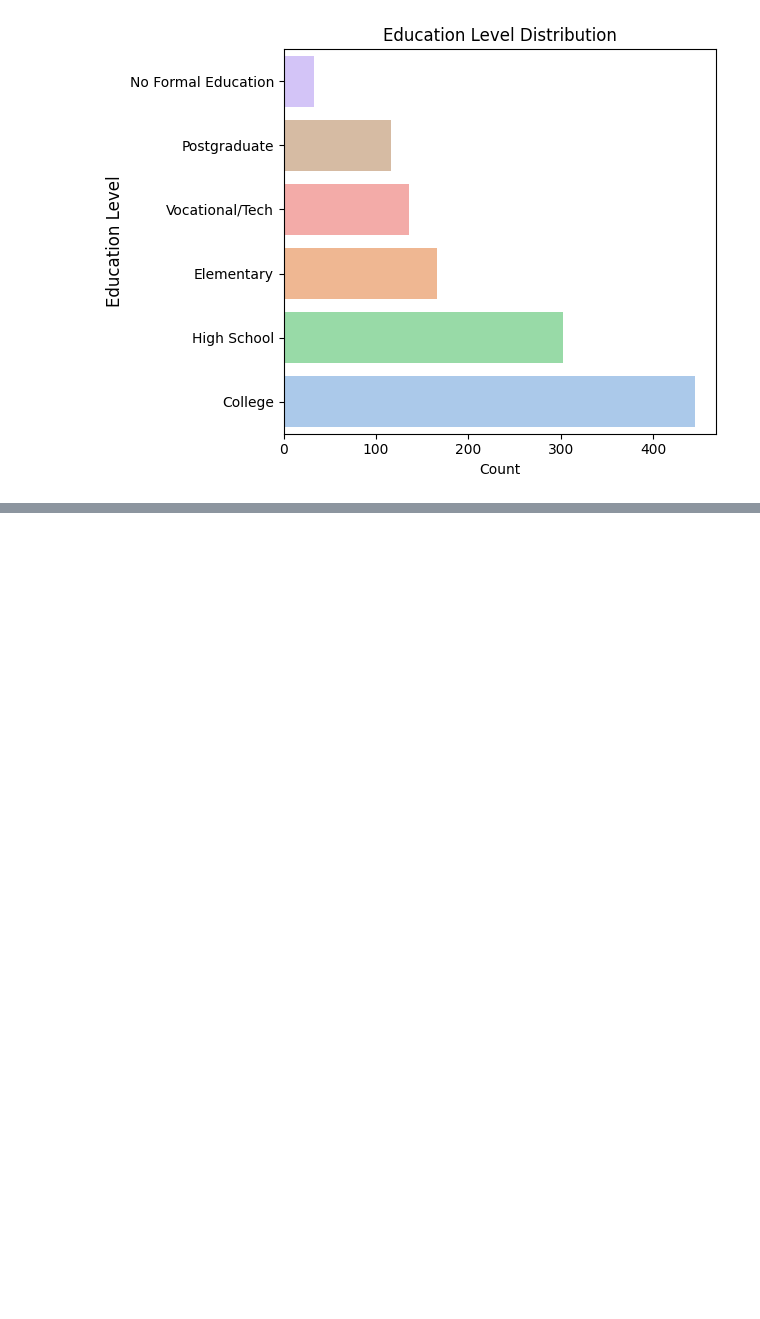
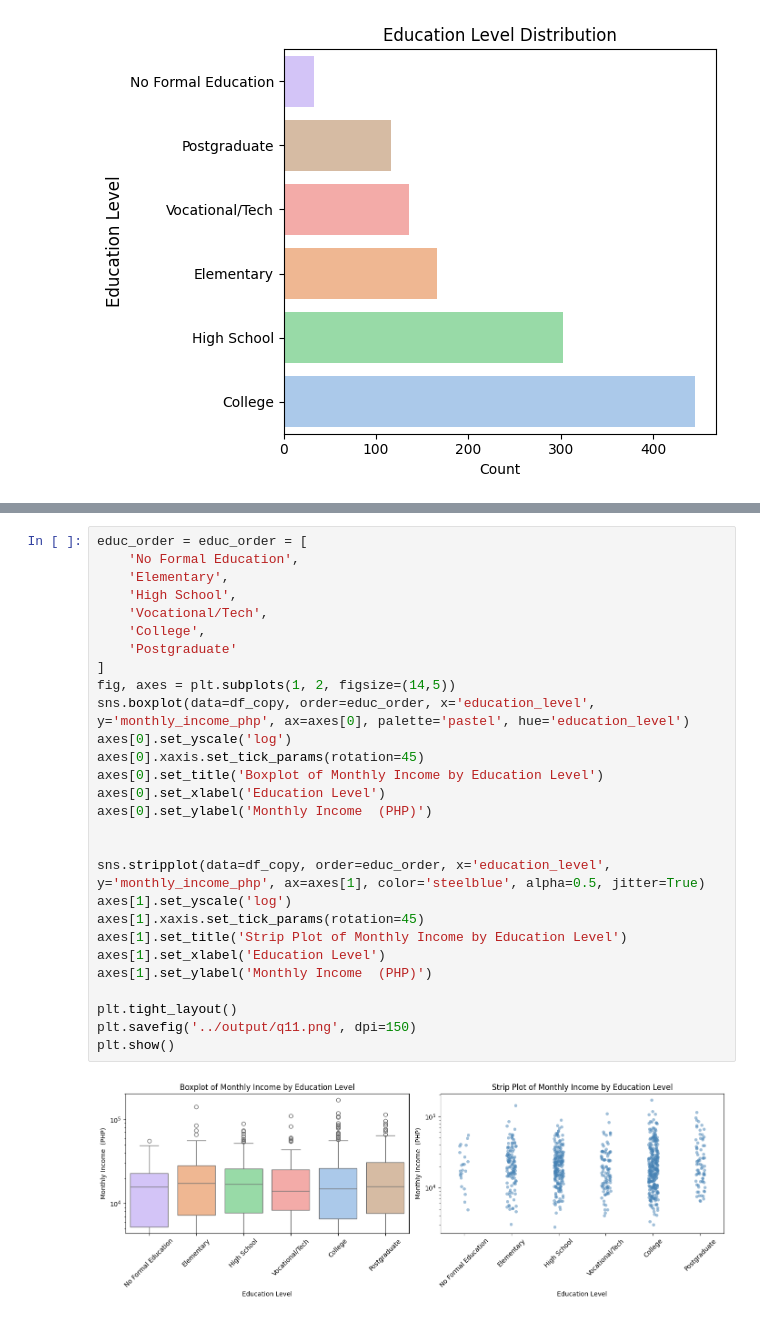
Before and after one commit to Wewds1/EDA, a Jupyter notebook: Ph_survey/notebooks/main.ipynb, the cells around one changed output, grey strips where cells are left out. Cells and saved outputs as stored; diff of their text form; blank space fills up the shorter version.

```diff
--- a/Ph_survey/notebooks/main.ipynb
+++ b/Ph_survey/notebooks/main.ipynb
@@ -301,0 +316,30 @@ plt.show()
+# %%
+educ_order = educ_order = [
+    'No Formal Education',
+    'Elementary',
+    'High School',
+    'Vocational/Tech',
+    'College',
+    'Postgraduate'
+]
+fig, axes = plt.subplots(1, 2, figsize=(14,5))
+sns.boxplot(data=df_copy, order=educ_order, x='education_level', y='monthly_income_php', ax=axes[0], palette='pastel', hue='education_level')
+axes[0].set_yscale('log')
+axes[0].xaxis.set_tick_params(rotation=45)
+axes[0].set_title('Boxplot of Monthly Income by Education Level')
+axes[0].set_xlabel('Education Level')
+axes[0].set_ylabel('Monthly Income  (PHP)')
+
+
+sns.stripplot(data=df_copy, order=educ_order, x='education_level', y='monthly_income_php', ax=axes[1], color='steelblue', alpha=0.5, jitter=True)
+axes[1].set_yscale('log')
+axes[1].xaxis.set_tick_params(rotation=45)
+axes[1].set_title('Strip Plot of Monthly Income by Education Level')
+axes[1].set_xlabel('Education Level')
+axes[1].set_ylabel('Monthly Income  (PHP)')
+
+plt.tight_layout()
+plt.savefig('../output/q11.png', dpi=150)
+plt.show()
+# %% [output]
+[figure, added]
```
Also changed, not shown: parts of 5 cells of this notebook, 1 other file.
